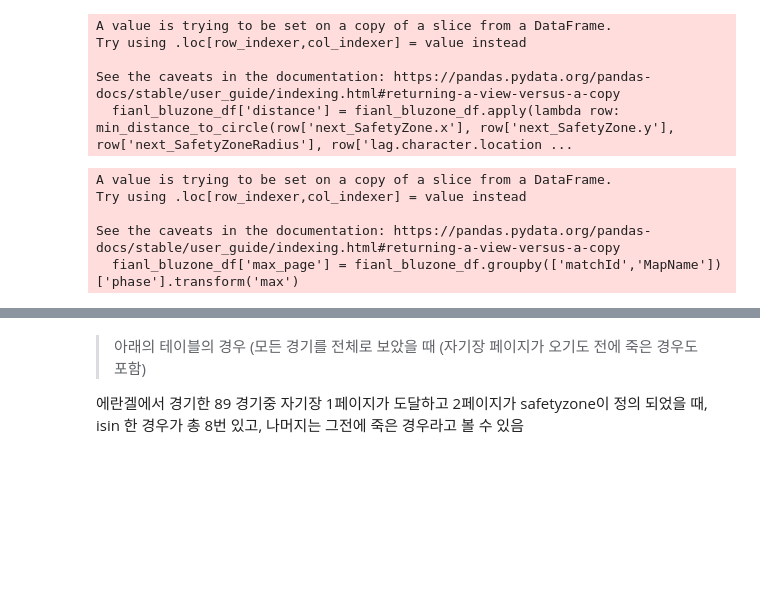
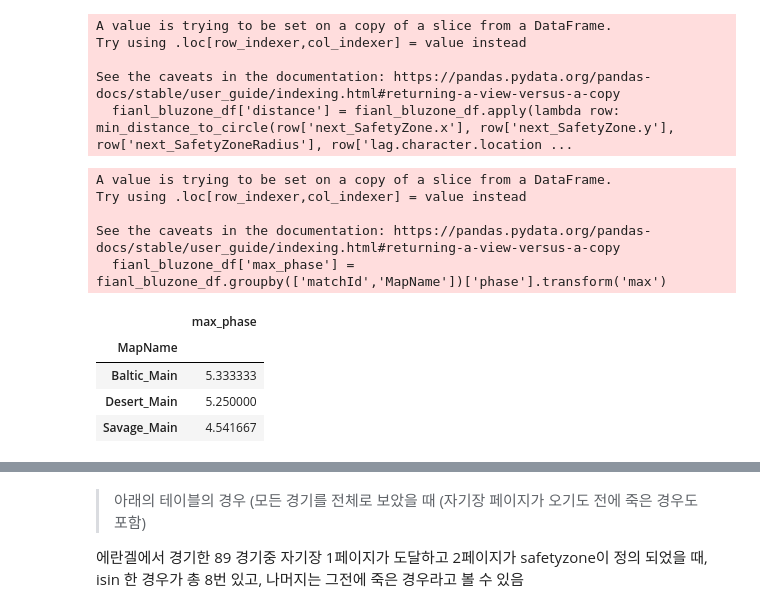
Before and after one commit to KGochae/PUBG, a Jupyter notebook: preprocess/Python_Colab/WakGood_battleground.ipynb, the cells around one changed output, grey strips where cells are left out. Saved outputs shown, nothing was run; the diff lists cells and outputs as text; code cells hidden in the pictures; blank space fills up the shorter version.

```diff
--- a/preprocess/Python_Colab/WakGood_battleground.ipynb
+++ b/preprocess/Python_Colab/WakGood_battleground.ipynb
@@ -1945,14 +1869,27 @@ See the caveats in the documentation: https://pandas.pydata.org/pandas-docs/stab
   fianl_bluzone_df['distance'] = fianl_bluzone_df.apply(lambda row: min_distance_to_circle(row['next_SafetyZone.x'], row['next_SafetyZone.y'], row['next_SafetyZoneRadius'], row['lag.character.location ...
 # %%
 # 각매치의 max page, 몇 page 까지 버텼는지
-fianl_bluzone_df['max_page'] = fianl_bluzone_df.groupby(['matchId','MapName'])['phase'].transform('max')
+fianl_bluzone_df['max_phase'] = fianl_bluzone_df.groupby(['matchId','MapName'])['phase'].transform('max')
 
-# 평균적으로 몇page 까지 가나?
+# 20경기 이상 진행된 3대맵
 map_3 = fianl_bluzone_df[fianl_bluzone_df['MapName'].isin([ 'Baltic_Main', 'Savage_Main', 'Desert_Main'])]
 # %% [output]
 A value is trying to be set on a copy of a slice from a DataFrame.
 Try using .loc[row_indexer,col_indexer] = value instead
 
 See the caveats in the documentation: https://pandas.pydata.org/pandas-docs/stable/user_guide/indexing.html#returning-a-view-versus-a-copy
-  fianl_bluzone_df['max_page'] = fianl_bluzone_df.groupby(['matchId','MapName'])['phase'].transform('max')
+  fianl_bluzone_df['max_phase'] = fianl_bluzone_df.groupby(['matchId','MapName'])['phase'].transform('max')
+# %%
+# 3대맵의 평균 생존 페이즈
+map3_max_phase = map_3.groupby(['matchId','MapName']).agg(
+    max_phase = pd.NamedAgg(column='phase',aggfunc='count'),
+).reset_index()
+
+map3_max_phase.groupby(['MapName']).mean('max_phase')
+# %% [output]
+|  | max_phase |
+| MapName |  |
+| Baltic_Main | 5.333333 |
+| Desert_Main | 5.250000 |
+| Savage_Main | 4.541667 |
 # %%
```
Also changed, not shown: parts of 22 cells of this notebook.
